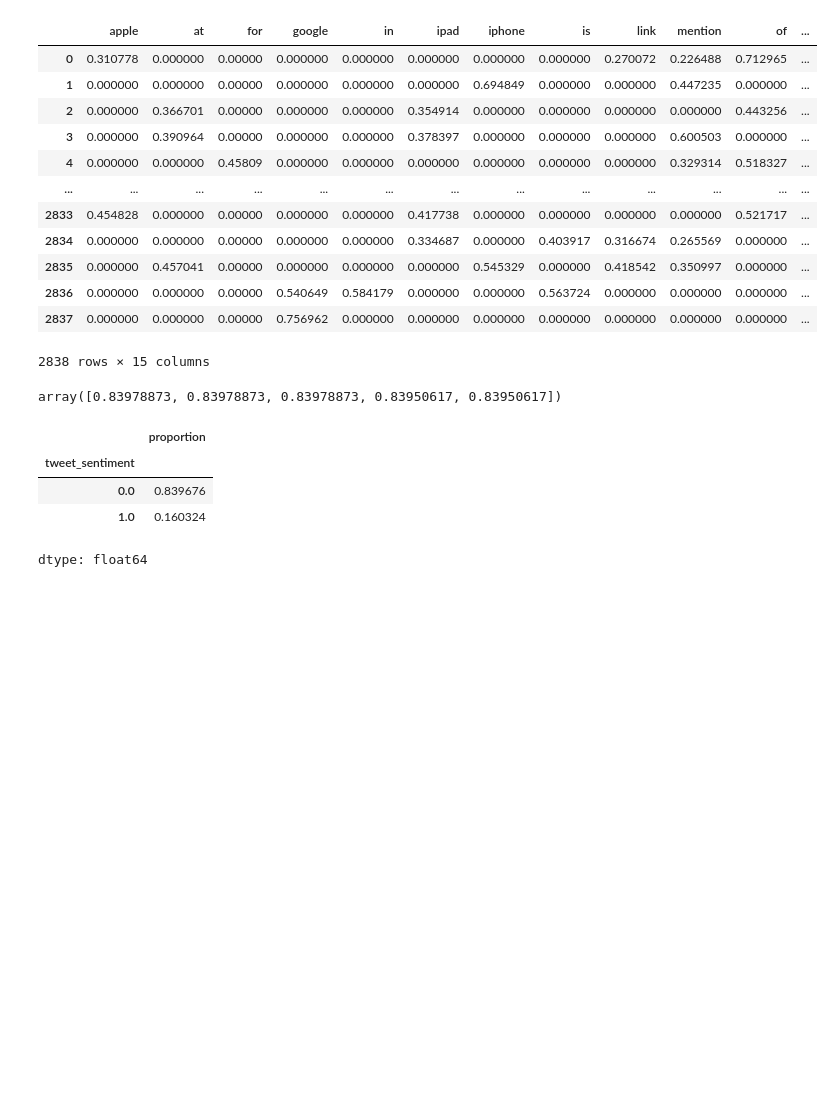
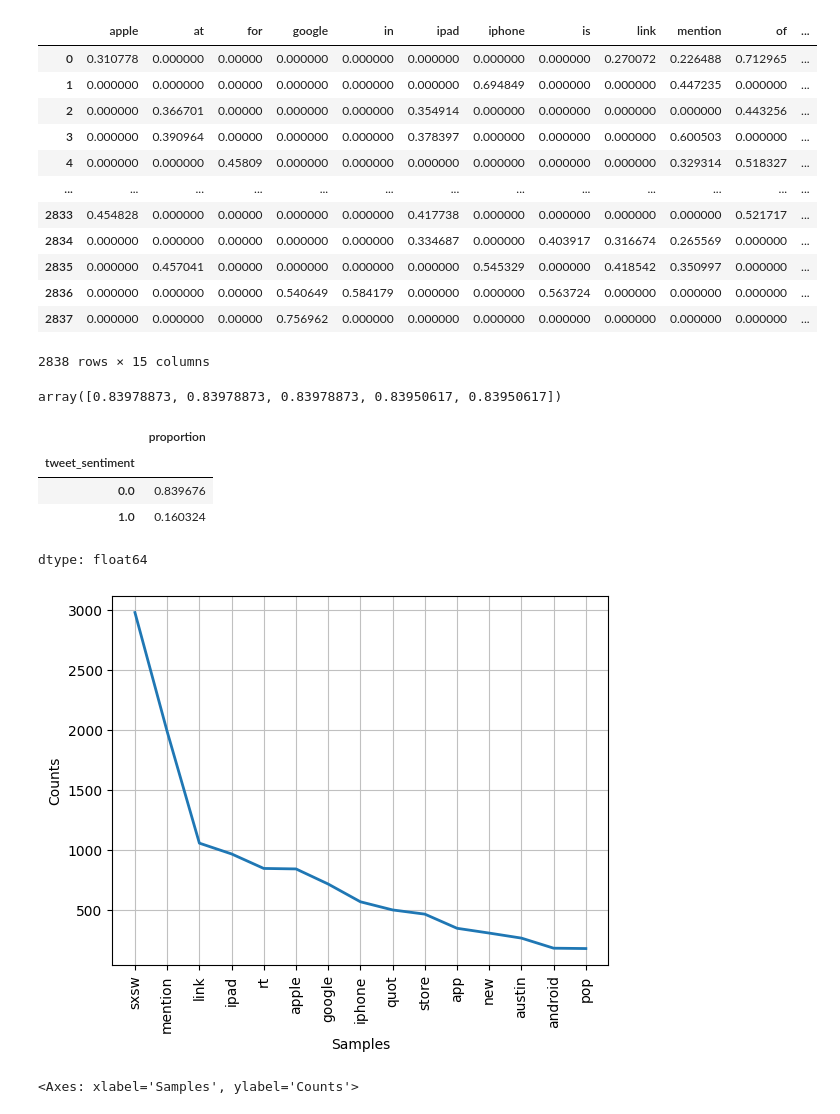
Before and after one commit to josh-g-grimes/Twitter-Sentiment-NLP, a Jupyter notebook: notebook.ipynb, the cells around one changed output. Saved outputs shown, nothing was run; the diff lists cells and outputs as text; code cells hidden in the pictures; blank space fills up the shorter version.

Commit message:
Data Preparation - Clean Data - Stop Words Removed

```diff
--- a/notebook.ipynb
+++ b/notebook.ipynb
@@ -171,3 +172,16 @@ y_train.value_counts(normalize=True)
 | 0.0 | 0.839676 |
 | 1.0 | 0.160324 |
 dtype: float64
+# %%
+stopwords_list = stopwords.words('english')
+# %%
+def remove_stopwords(text):
+    return [word for word in text if word not in stopwords_list]
+# %%
+X_train["tweet_text_no_stopwords"] = X_train["tweet_text_tokenized"].apply(remove_stopwords)
+# %%
+train_freq_dist = FreqDist(X_train['tweet_text_no_stopwords'].sum())
+train_freq_dist.plot(15, cumulative=False)
+# %% [output]
+[figure, added]
+<Axes: xlabel='Samples', ylabel='Counts'>
```
Also changed, not shown: parts of 7 cells of this notebook.
